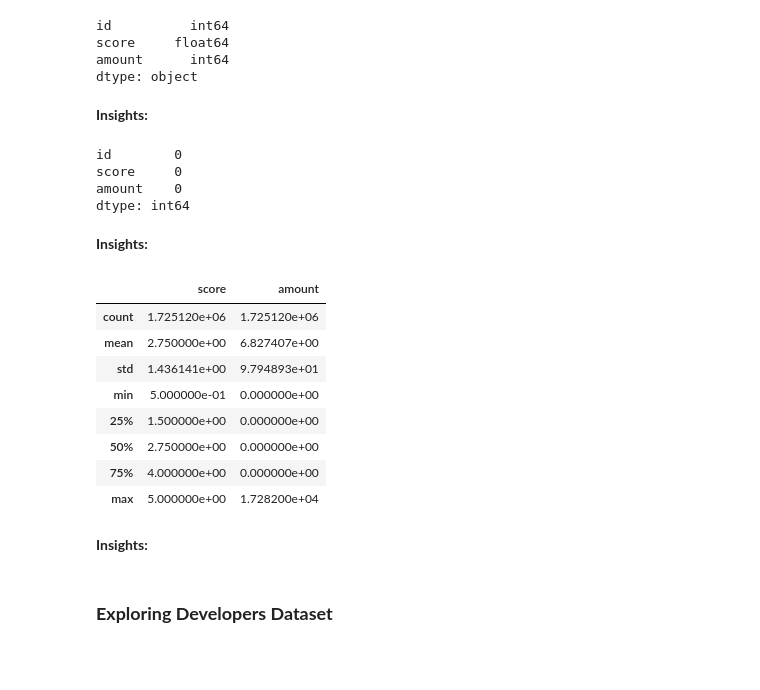
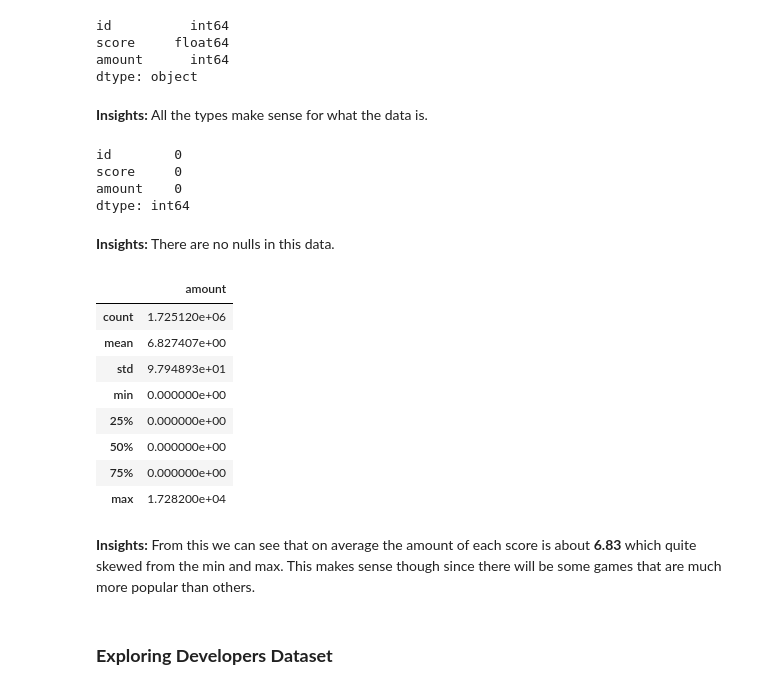
Before and after one commit to kiranwood/LHL-Video-Game-Recommendation-Engine, a Jupyter notebook: data-exploration.ipynb, the cells around one changed output. Saved outputs shown, nothing was run; the diff lists cells and outputs as text; code cells hidden in the pictures; blank space fills up the shorter version.

Commit message:
Finished Data Exploration

```diff
--- a/data-exploration.ipynb
+++ b/data-exploration.ipynb
@@ -277,8 +295,8 @@ id          int64
 score     float64
 amount      int64
 dtype: object
-# %% [markdown]
-**Insights:**
+# %% [markdown]
+**Insights:** All the types make sense for what the data is.
 # %%
 scores.isnull().sum()
 # %% [output]
@@ -286,22 +304,22 @@ id        0
 score     0
 amount    0
 dtype: int64
-# %% [markdown]
-**Insights:**
+# %% [markdown]
+**Insights:** There are no nulls in this data.
 # %%
-scores[['score', 'amount']].describe()
+scores[['amount']].describe()
 # %% [output]
-|  | score | amount |
-| count | 1.725120e+06 | 1.725120e+06 |
-| mean | 2.750000e+00 | 6.827407e+00 |
-| std | 1.436141e+00 | 9.794893e+01 |
-| min | 5.000000e-01 | 0.000000e+00 |
-| 25% | 1.500000e+00 | 0.000000e+00 |
-| 50% | 2.750000e+00 | 0.000000e+00 |
-| 75% | 4.000000e+00 | 0.000000e+00 |
-| max | 5.000000e+00 | 1.728200e+04 |
+|  | amount |
+| count | 1.725120e+06 |
+| mean | 6.827407e+00 |
+| std | 9.794893e+01 |
+| min | 0.000000e+00 |
+| 25% | 0.000000e+00 |
+| 50% | 0.000000e+00 |
+| 75% | 0.000000e+00 |
+| max | 1.728200e+04 |
-# %% [markdown]
-**Insights:**
+# %% [markdown]
+**Insights:** From this we can see that on average the amount of each score is about **6.83** which quite skewed from the min and max. This makes sense though since there will be some games that are much more popular than others.
 # %% [markdown]
 ### **Exploring Developers Dataset**
 # %%
```
Also changed, not shown: parts of 44 cells of this notebook.
